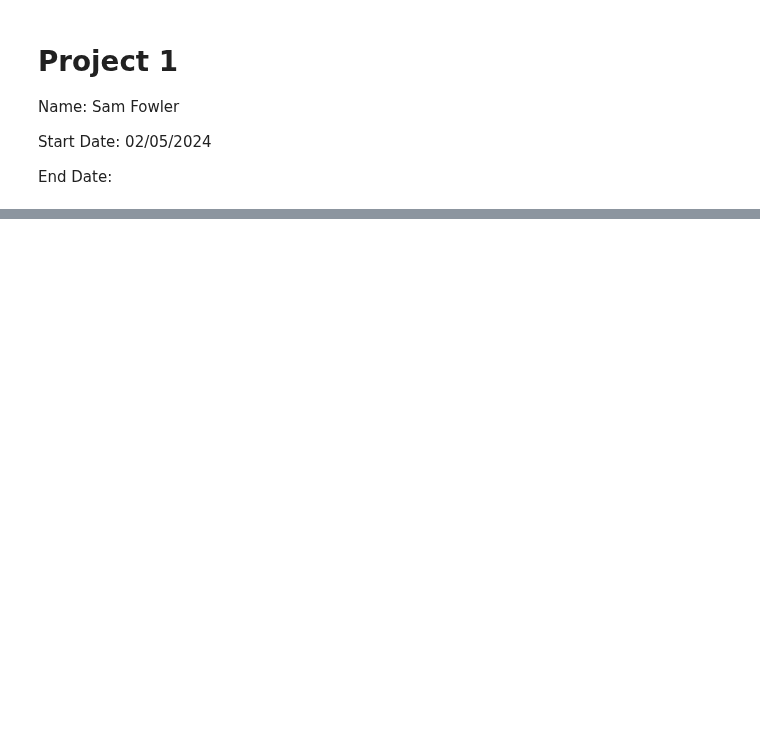
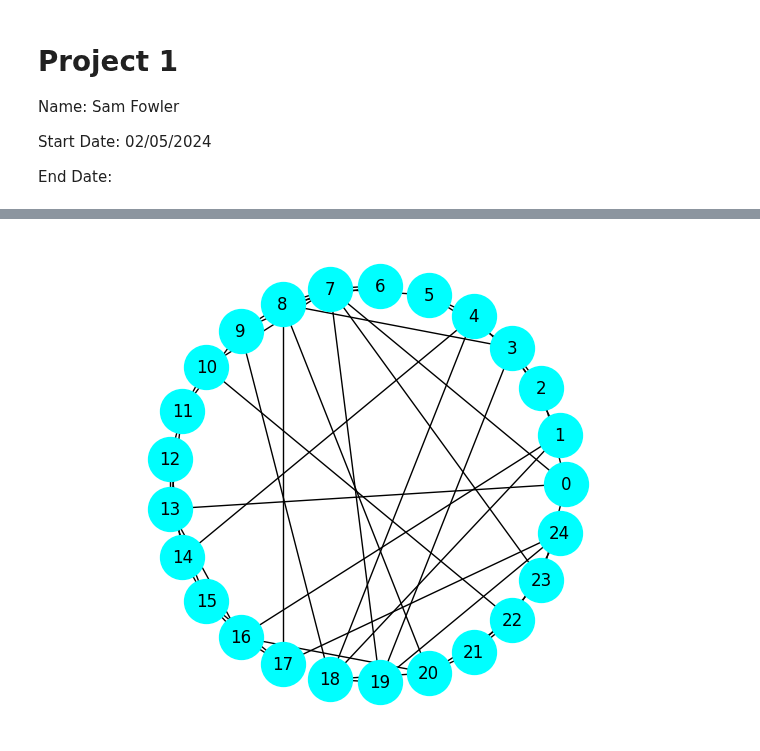
Before and after one commit to sammyfow/cap-comp215, a Jupyter notebook: project1.ipynb, the cells around one changed output, grey strips where cells are left out. Cells and saved outputs as stored; diff of their text form; code cells hidden in the pictures; blank space fills up the shorter version.

```diff
--- a/project1.ipynb
+++ b/project1.ipynb
@@ -182,0 +71,32 @@ print(run_single_graph(100, 20, 0.3))
+# %%
+def rewire(g, p):
+  nodes = set(g)
+  for a, b in g.edges():
+    if np.random.random() < p:
+      choices = nodes - {a} - set(g[a])
+      new_b = np.random.choice(list(choices))
+      g.remove_edge(a, b)
+      g.add_edge(a, new_b)
+  return g
+
+
+def make_ws_graph(n, k, p):
+  ws = rewire(make_ring_lattice(n, k), p)
+  return ws
+
+
+def draw_ws_graph(n, k, p):
+  nx.draw_circular(make_ws_graph(n, k, p),
+                 node_color='cyan',
+                 node_size=1000,
+                 with_labels=True)
+  plt.axis('equal')
+  plt.show()
+
+"""Enter some parameters to see what a WS graph looks like"""
+Nodes = 25
+Neighbours = 4
+Probability = 0.5
+draw_ws_graph(Nodes, Neighbours, Probability)
+# %% [output]
+[figure, added]
```
Also changed, not shown: parts of 9 cells of this notebook.
